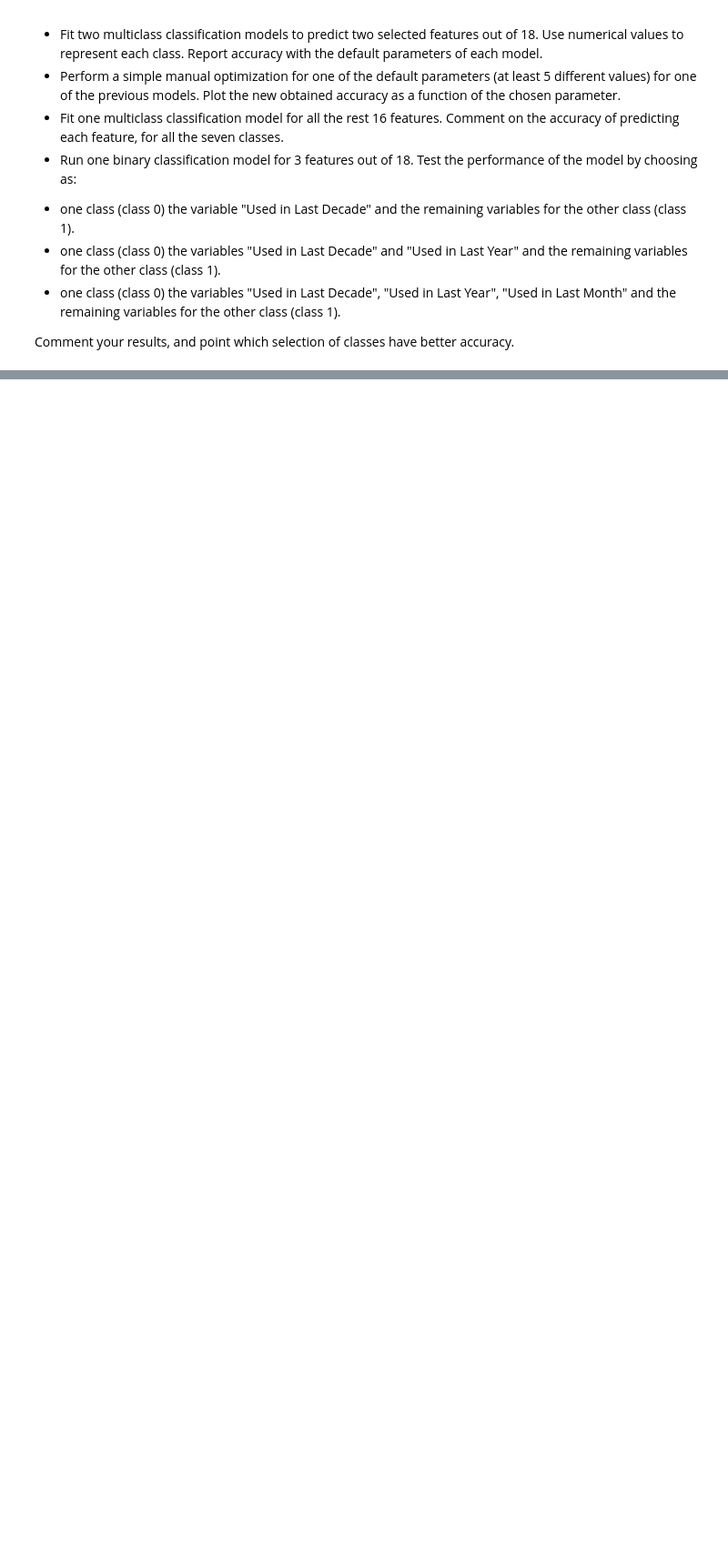
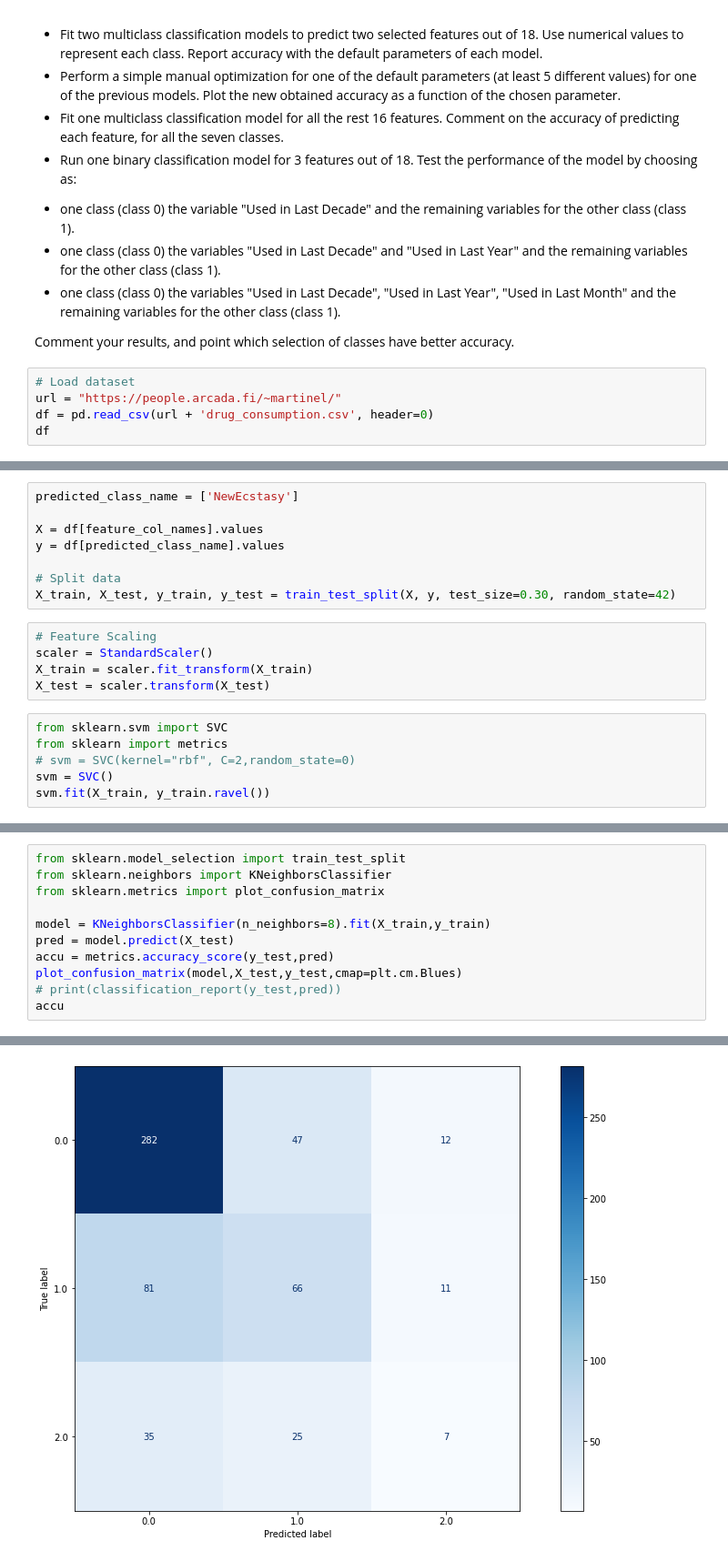
Before and after one commit to martinel-UAS/projects, a Jupyter notebook: Assignment_1/Assignment_1.ipynb, the cells around one changed output, grey strips where cells are left out. Shown at 91% size. Cells and saved outputs as stored; diff of their text form; blank space fills up the shorter version.

```diff
--- a/Assignment_1/Assignment_1.ipynb
+++ b/Assignment_1/Assignment_1.ipynb
@@ -294,3 +294,8 @@ Database contains 18 classification problems. Each of independent label variable
  - one class (class 0) the variables "Used in Last Decade", "Used in Last Year", "Used in Last Month" and the remaining variables for the other class (class 1).
 
  Comment your results, and point which selection of classes have better accuracy.
+# %%
+# Load dataset
+url = "https://people.arcada.fi/~martinel/"
+df = pd.read_csv(url + 'drug_consumption.csv', header=0)
+df
@@ -296,0 +335,19 @@ Database contains 18 classification problems. Each of independent label variable
+# %%
+predicted_class_name = ['NewEcstasy']
+
+X = df[feature_col_names].values
+y = df[predicted_class_name].values
+
+# Split data
+X_train, X_test, y_train, y_test = train_test_split(X, y, test_size=0.30, random_state=42)
+# %%
+# Feature Scaling
+scaler = StandardScaler()
+X_train = scaler.fit_transform(X_train)
+X_test = scaler.transform(X_test)
+# %%
+from sklearn.svm import SVC
+from sklearn import metrics
+# svm = SVC(kernel="rbf", C=2,random_state=0)
+svm = SVC()
+svm.fit(X_train, y_train.ravel())
@@ -296,0 +362,12 @@ Database contains 18 classification problems. Each of independent label variable
+# %%
+from sklearn.model_selection import train_test_split
+from sklearn.neighbors import KNeighborsClassifier
+from sklearn.metrics import plot_confusion_matrix
+
+model = KNeighborsClassifier(n_neighbors=8).fit(X_train,y_train)
+pred = model.predict(X_test)
+accu = metrics.accuracy_score(y_test,pred)
+plot_confusion_matrix(model,X_test,y_test,cmap=plt.cm.Blues)
+# print(classification_report(y_test,pred))
+accu
+# %% [output]
@@ -296,0 +375 @@ Database contains 18 classification problems. Each of independent label variable
+[figure, added]
```
Also changed, not shown: parts of 6 cells of this notebook.
